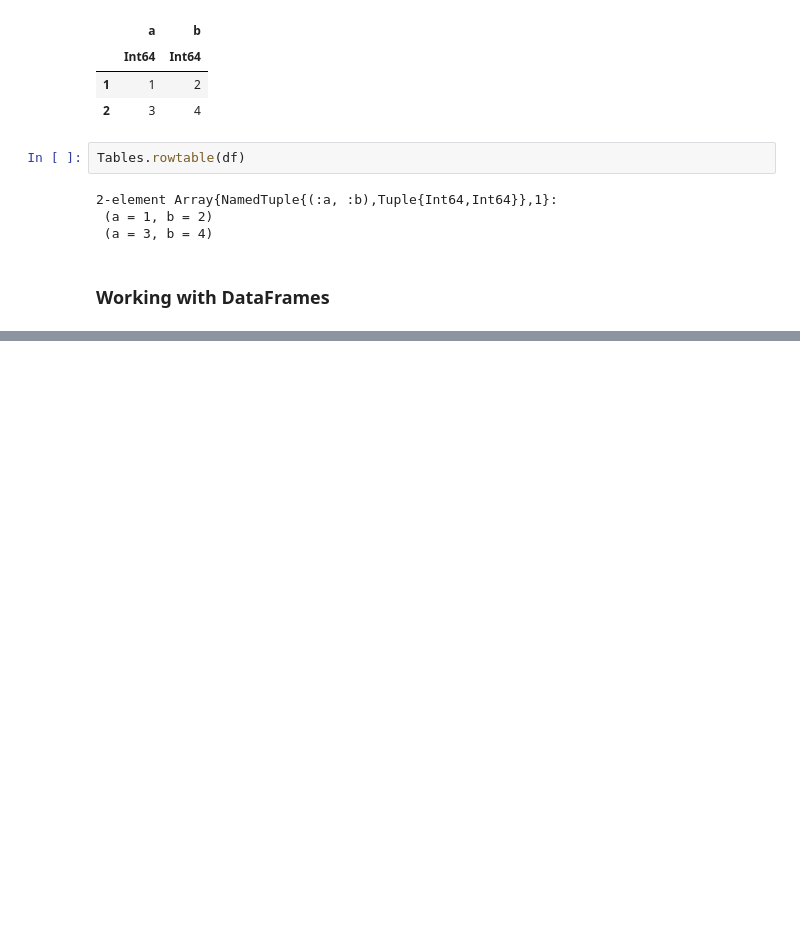
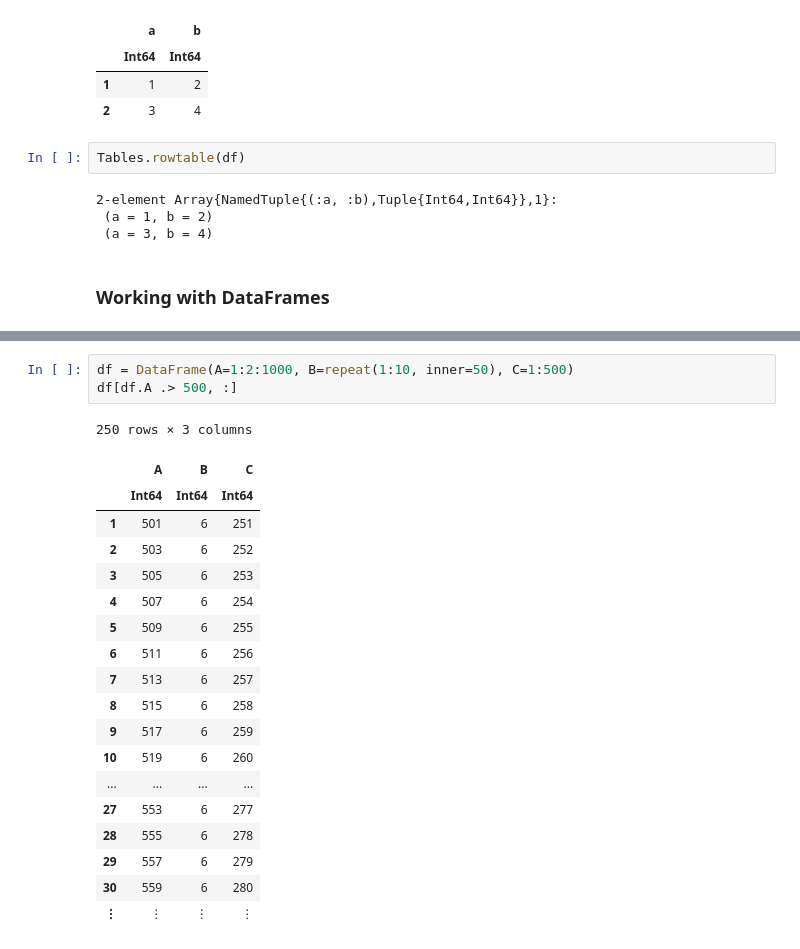
Before and after one commit to damiansp/julia, a Jupyter notebook: dsDocs/DataFrames/gettingstarted.jl.ipynb, the cells around one changed output, grey strips where cells are left out. Drawn from its saved outputs; the diff is of its cells as text; blank space fills up the shorter version.

```diff
--- a/dsDocs/DataFrames/gettingstarted.jl.ipynb
+++ b/dsDocs/DataFrames/gettingstarted.jl.ipynb
@@ -131,0 +276,23 @@ Tables.rowtable(df)
+# %%
+df = DataFrame(A=1:2:1000, B=repeat(1:10, inner=50), C=1:500)
+df[df.A .> 500, :]
+# %% [output]
+250 rows × 3 columns
+|  | A | B | C |
+|  | Int64 | Int64 | Int64 |
+| 1 | 501 | 6 | 251 |
+| 2 | 503 | 6 | 252 |
+| 3 | 505 | 6 | 253 |
+| 4 | 507 | 6 | 254 |
+| 5 | 509 | 6 | 255 |
+| 6 | 511 | 6 | 256 |
+| 7 | 513 | 6 | 257 |
+| 8 | 515 | 6 | 258 |
+| 9 | 517 | 6 | 259 |
+| 10 | 519 | 6 | 260 |
+| ... | ... | ... | ... |
+| 27 | 553 | 6 | 277 |
+| 28 | 555 | 6 | 278 |
+| 29 | 557 | 6 | 279 |
+| 30 | 559 | 6 | 280 |
+| ⋮ | ⋮ | ⋮ | ⋮ |
```
Also changed, not shown: parts of 17 cells of this notebook.
